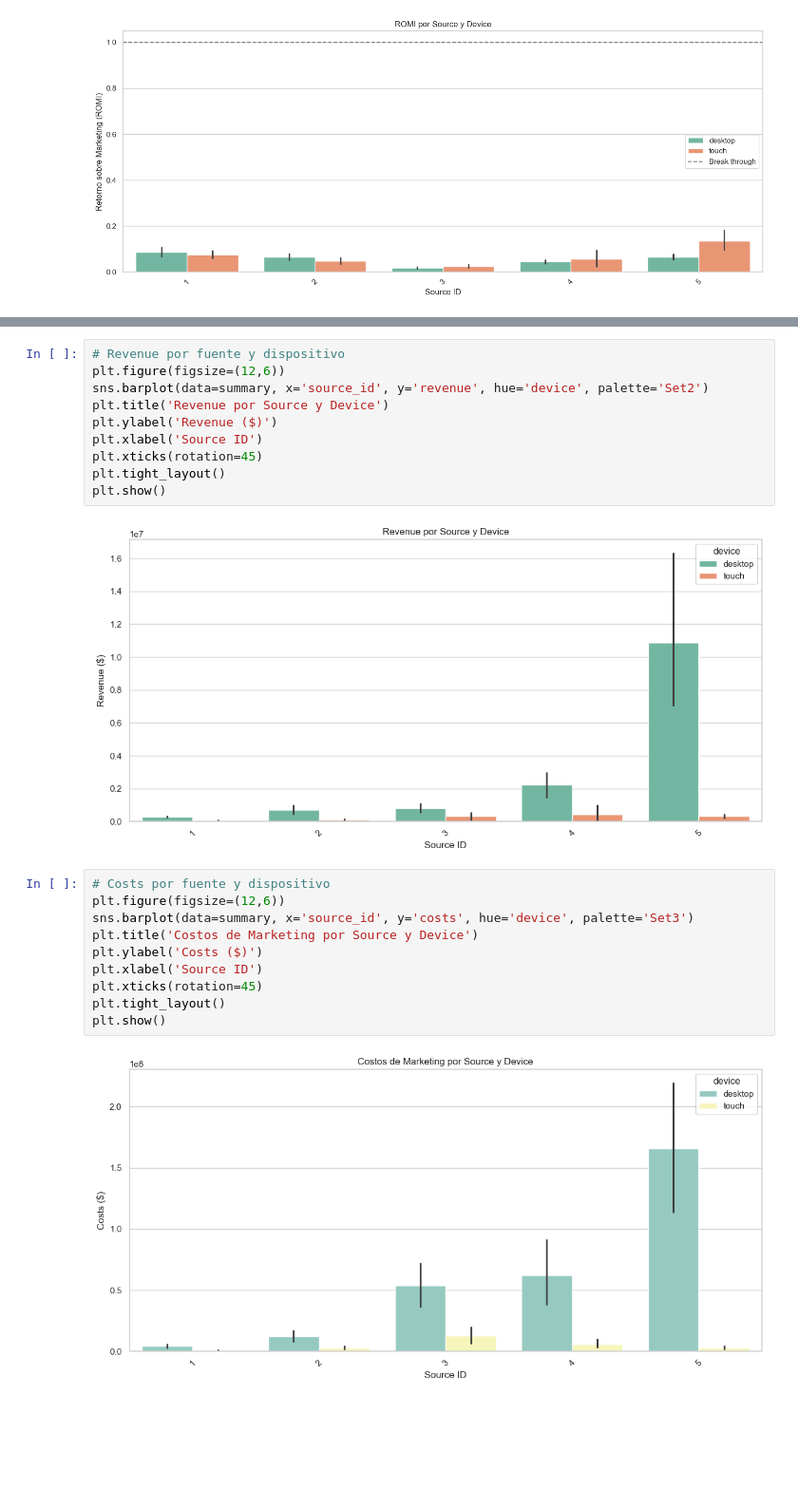
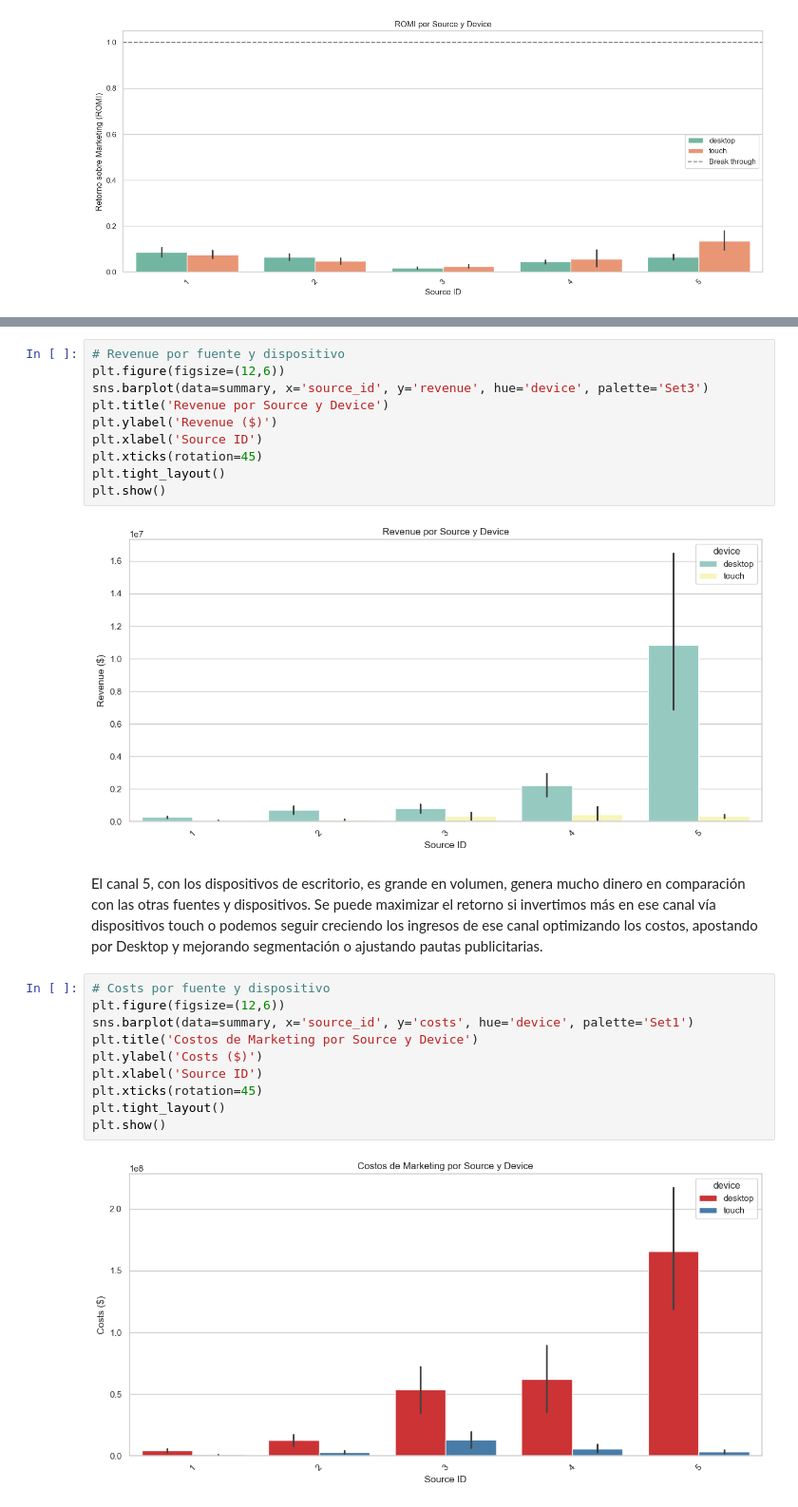
Before and after one commit to latostadorano/tt_s09_showz_tickets, a Jupyter notebook: s_09.ipynb, the cells around one changed output, grey strips where cells are left out. Shown: that part at 95% size. Drawn from its saved outputs; the diff is of its cells as text; blank space fills up the shorter version.

```diff
--- a/s_09.ipynb
+++ b/s_09.ipynb
@@ -822,7 +826,7 @@ plt.show()
 # %%
 # Revenue por fuente y dispositivo
 plt.figure(figsize=(12,6))
-sns.barplot(data=summary, x='source_id', y='revenue', hue='device', palette='Set2')
+sns.barplot(data=summary, x='source_id', y='revenue', hue='device', palette='Set3')
 plt.title('Revenue por Source y Device')
 plt.ylabel('Revenue ($)')
 plt.xlabel('Source ID')
@@ -830,16 +834,19 @@ plt.xticks(rotation=45)
 plt.tight_layout()
 plt.show()
 # %% [output]
-[figure, old version]
+[figure, new version]
+# %% [markdown]
+El canal 5, con los dispositivos de escritorio, es grande en volumen, genera mucho dinero en comparación con las otras fuentes y dispositivos.
+Se puede maximizar el retorno si invertimos más en ese canal vía dispositivos touch o podemos seguir creciendo los ingresos de ese canal optimizando los costos, apostando por Desktop y mejorando segmentación o ajustando pautas publicitarias.
 # %%
 # Costs por fuente y dispositivo
 plt.figure(figsize=(12,6))
-sns.barplot(data=summary, x='source_id', y='costs', hue='device', palette='Set3')
+sns.barplot(data=summary, x='source_id', y='costs', hue='device', palette='Set1')
 plt.title('Costos de Marketing por Source y Device')
 plt.ylabel('Costs ($)')
 plt.xlabel('Source ID')
 plt.xticks(rotation=45)
 plt.tight_layout()
 plt.show()
 # %% [output]
-[figure, old version]
+[figure, new version]
```
Also changed, not shown: parts of 12 cells of this notebook.
